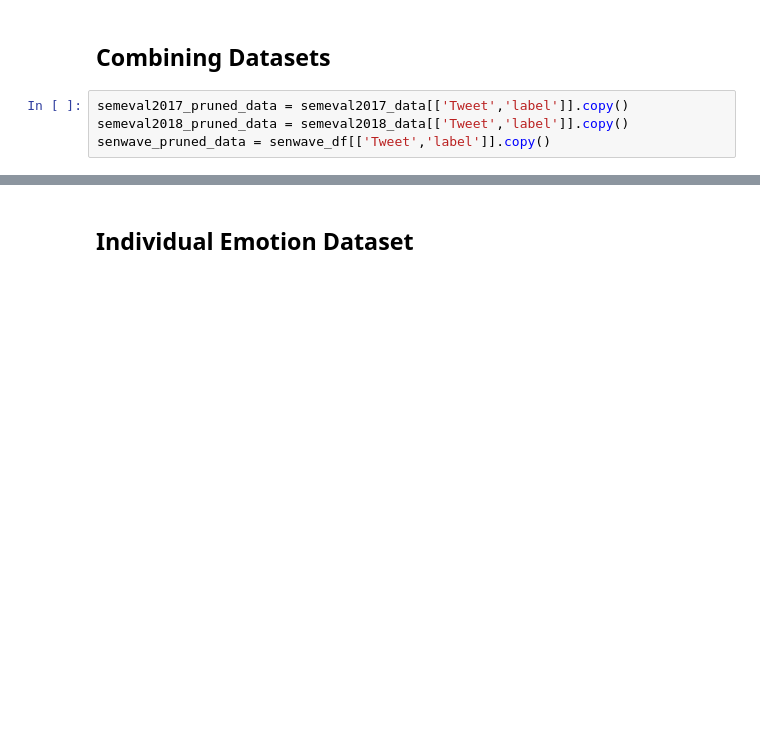
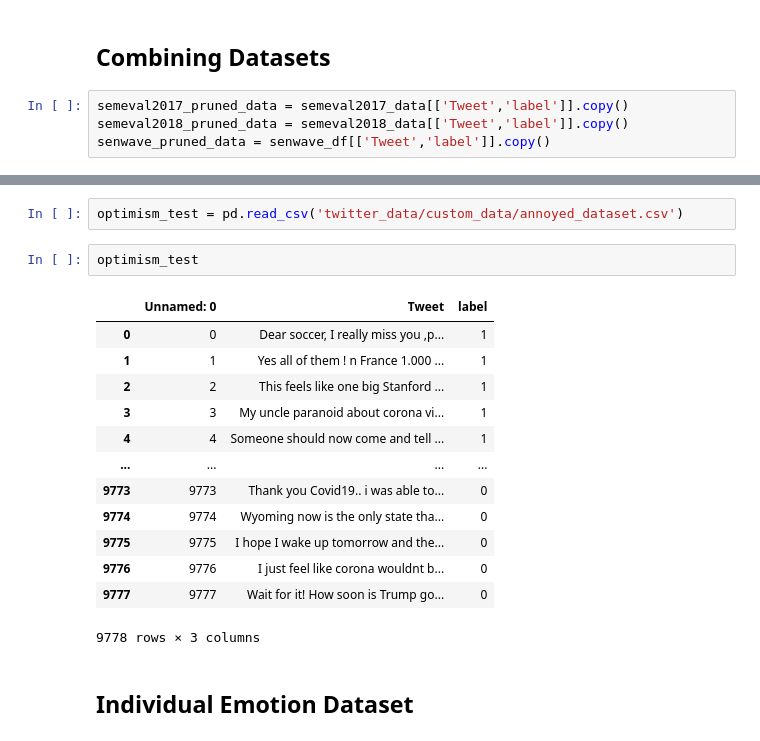
Before and after one commit to janthonas/Vaccine-Tweet-Modelling, a Jupyter notebook: Master Sentiment Dataset Creation.ipynb, the cells around one changed output, grey strips where cells are left out. Saved outputs shown, nothing was run; the diff lists cells and outputs as text; blank space fills up the shorter version.

```diff
--- a/Master Sentiment Dataset Creation.ipynb
+++ b/Master Sentiment Dataset Creation.ipynb
@@ -138,3 +304,21 @@ len(semeval2017_pruned_data[semeval2017_pruned_data['label'] == 2])
+# %%
+optimism_test = pd.read_csv('twitter_data/custom_data/annoyed_dataset.csv')
+# %%
+optimism_test
+# %% [output]
+|  | Unnamed: 0 | Tweet | label |
+| 0 | 0 | Dear soccer, I really miss you ,p... | 1 |
+| 1 | 1 | Yes all of them ! n France 1.000 ... | 1 |
+| 2 | 2 | This feels like one big Stanford ... | 1 |
+| 3 | 3 | My uncle paranoid about corona vi... | 1 |
+| 4 | 4 | Someone should now come and tell ... | 1 |
+| ... | ... | ... | ... |
+| 9773 | 9773 | Thank you Covid19.. i was able to... | 0 |
+| 9774 | 9774 | Wyoming now is the only state tha... | 0 |
+| 9775 | 9775 | I hope I wake up tomorrow and the... | 0 |
+| 9776 | 9776 | I just feel like corona wouldnt b... | 0 |
+| 9777 | 9777 | Wait for it! How soon is Trump go... | 0 |
+9778 rows × 3 columns
 # %% [markdown]
 ## Individual Emotion Dataset
 # %%
```
Also changed, not shown: parts of 34 cells of this notebook.
